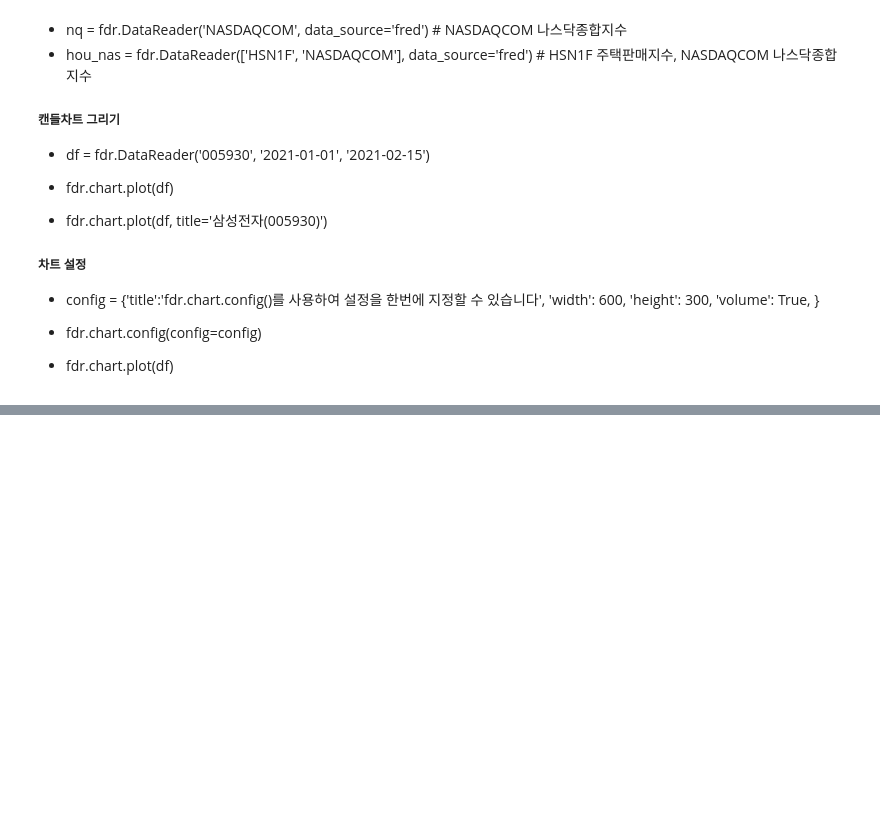
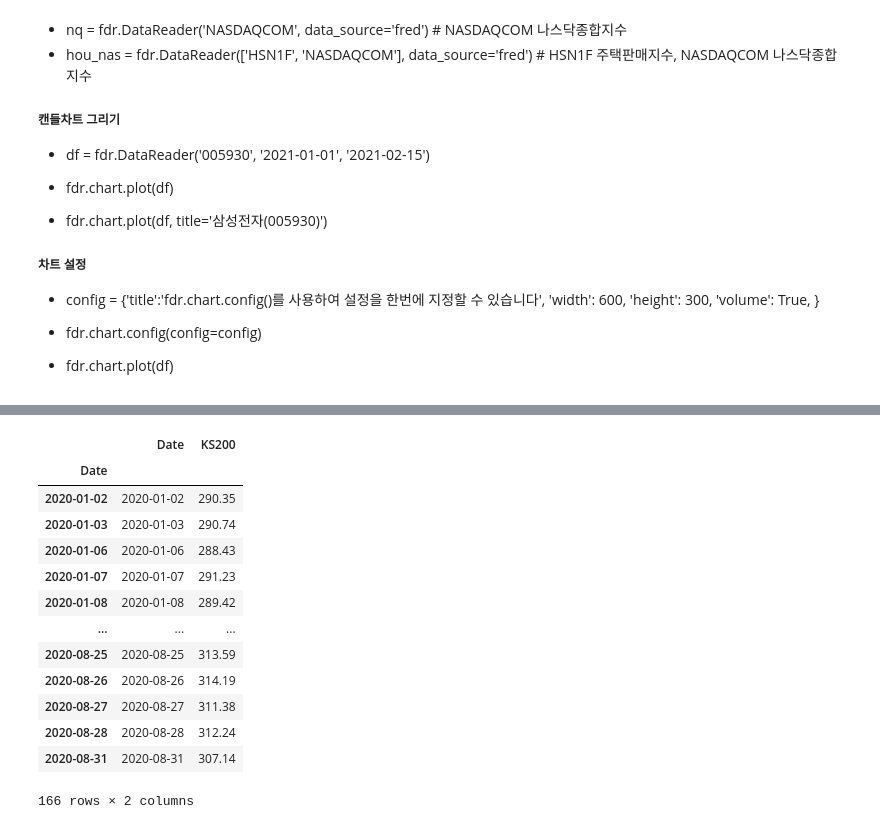
Before and after one commit to dlslrksk/ubion_hackaton, a Jupyter notebook: FinanceDataReader_preprocessing.ipynb, the cells around one changed output, grey strips where cells are left out. Cells and saved outputs as stored; diff of their text form; code cells hidden in the pictures; blank space fills up the shorter version.

```diff
--- a/FinanceDataReader_preprocessing.ipynb
+++ b/FinanceDataReader_preprocessing.ipynb
@@ -165,3 +178,22 @@ fig = px.line(df, x='Date', y=Index)
 fig.show()
 
 # df.to_csv('./datasets/KS200.csv', index=None)
+# %%
+df_1 = df[('2020-01-01' < df['Date']) & (df['Date'] <= '2020-08-31')]
+# %%
+df_1
+# %% [output]
+|  | Date | KS200 |
+| Date |  |  |
+| 2020-01-02 | 2020-01-02 | 290.35 |
+| 2020-01-03 | 2020-01-03 | 290.74 |
+| 2020-01-06 | 2020-01-06 | 288.43 |
+| 2020-01-07 | 2020-01-07 | 291.23 |
+| 2020-01-08 | 2020-01-08 | 289.42 |
+| ... | ... | ... |
+| 2020-08-25 | 2020-08-25 | 313.59 |
+| 2020-08-26 | 2020-08-26 | 314.19 |
+| 2020-08-27 | 2020-08-27 | 311.38 |
+| 2020-08-28 | 2020-08-28 | 312.24 |
+| 2020-08-31 | 2020-08-31 | 307.14 |
+166 rows × 2 columns
```
Also changed, not shown: parts of 3 cells of this notebook, 32 other files.
